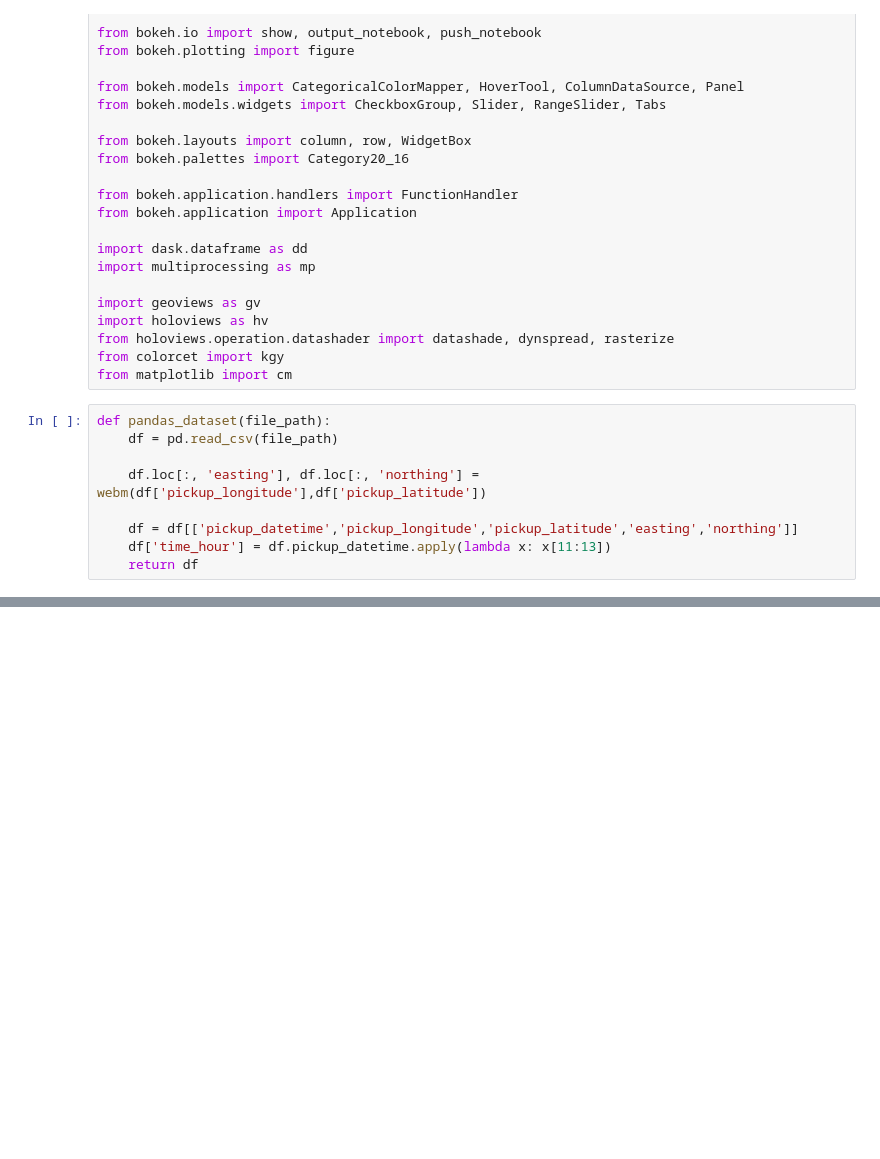
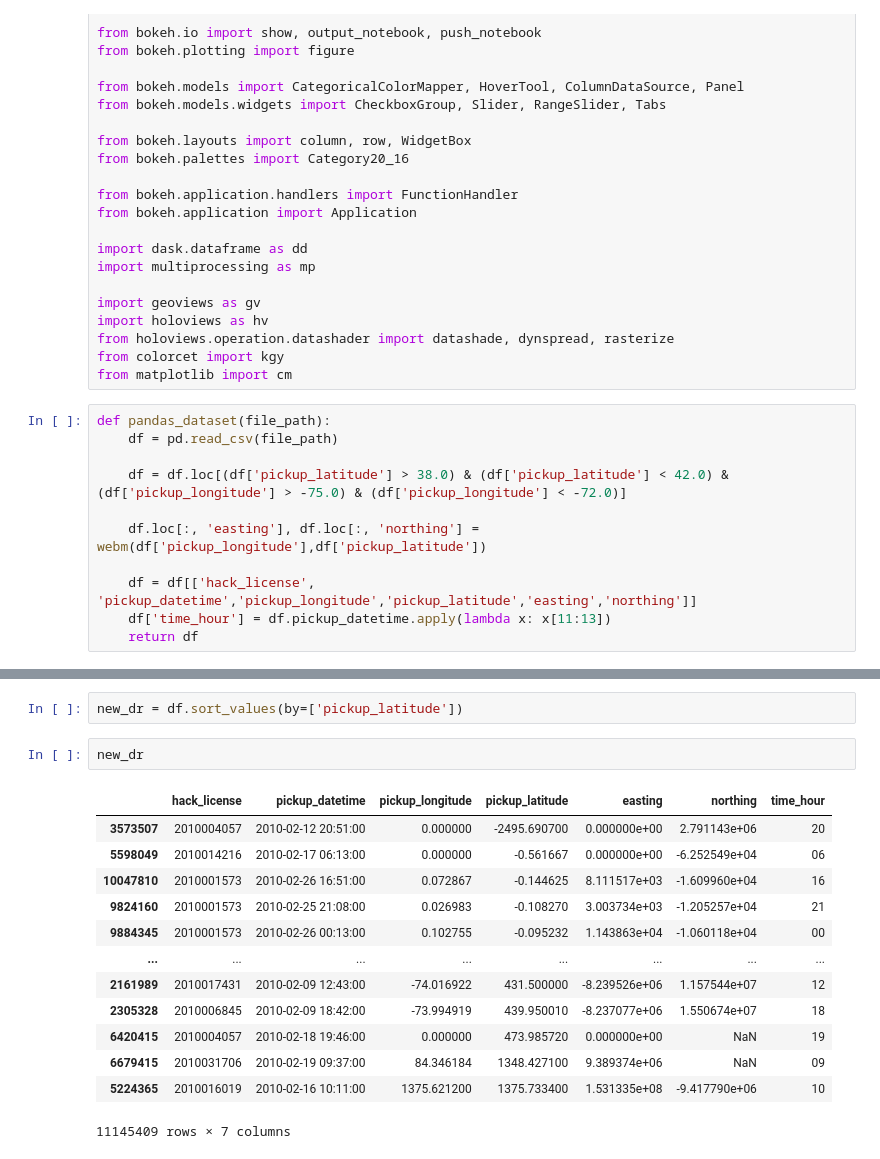
Before and after one commit to kzmain/BDE-2020-P1-Large-Scale-Data-Engineering-NYC, a Jupyter notebook: Project/second_bokeh.ipynb, the cells around one changed output, grey strips where cells are left out. Saved outputs shown, nothing was run; the diff lists cells and outputs as text; blank space fills up the shorter version.

```diff
--- a/Project/second_bokeh.ipynb
+++ b/Project/second_bokeh.ipynb
@@ -29,9 +29,11 @@ from matplotlib import cm
 def pandas_dataset(file_path):
     df = pd.read_csv(file_path)
 
+    df = df.loc[(df['pickup_latitude'] > 38.0) & (df['pickup_latitude'] < 42.0) & (df['pickup_longitude'] > -75.0) & (df['pickup_longitude'] < -72.0)]
+
     df.loc[:, 'easting'], df.loc[:, 'northing'] = webm(df['pickup_longitude'],df['pickup_latitude'])
 
-    df = df[['pickup_datetime','pickup_longitude','pickup_latitude','easting','northing']]
+    df = df[['hack_license', 'pickup_datetime','pickup_longitude','pickup_latitude','easting','northing']]
     df['time_hour'] = df.pickup_datetime.apply(lambda x: x[11:13])
     return df
 # %%
@@ -104,0 +166,18 @@ dmap.opts(framewise=True)
+# %%
+new_dr = df.sort_values(by=['pickup_latitude'])
+# %%
+new_dr
+# %% [output]
+|  | hack_license | pickup_datetime | pickup_longitude | pickup_latitude | easting | northing | time_hour |
+| 3573507 | 2010004057 | 2010-02-12 20:51:00 | 0.000000 | -2495.690700 | 0.000000e+00 | 2.791143e+06 | 20 |
+| 5598049 | 2010014216 | 2010-02-17 06:13:00 | 0.000000 | -0.561667 | 0.000000e+00 | -6.252549e+04 | 06 |
+| 10047810 | 2010001573 | 2010-02-26 16:51:00 | 0.072867 | -0.144625 | 8.111517e+03 | -1.609960e+04 | 16 |
+| 9824160 | 2010001573 | 2010-02-25 21:08:00 | 0.026983 | -0.108270 | 3.003734e+03 | -1.205257e+04 | 21 |
+| 9884345 | 2010001573 | 2010-02-26 00:13:00 | 0.102755 | -0.095232 | 1.143863e+04 | -1.060118e+04 | 00 |
+| ... | ... | ... | ... | ... | ... | ... | ... |
+| 2161989 | 2010017431 | 2010-02-09 12:43:00 | -74.016922 | 431.500000 | -8.239526e+06 | 1.157544e+07 | 12 |
+| 2305328 | 2010006845 | 2010-02-09 18:42:00 | -73.994919 | 439.950010 | -8.237077e+06 | 1.550674e+07 | 18 |
+| 6420415 | 2010004057 | 2010-02-18 19:46:00 | 0.000000 | 473.985720 | 0.000000e+00 | NaN | 19 |
+| 6679415 | 2010031706 | 2010-02-19 09:37:00 | 84.346184 | 1348.427100 | 9.389374e+06 | NaN | 09 |
+| 5224365 | 2010016019 | 2010-02-16 10:11:00 | 1375.621200 | 1375.733400 | 1.531335e+08 | -9.417790e+06 | 10 |
+11145409 rows × 7 columns
```
Also changed, not shown: parts of 7 cells of this notebook, 13 other files.
